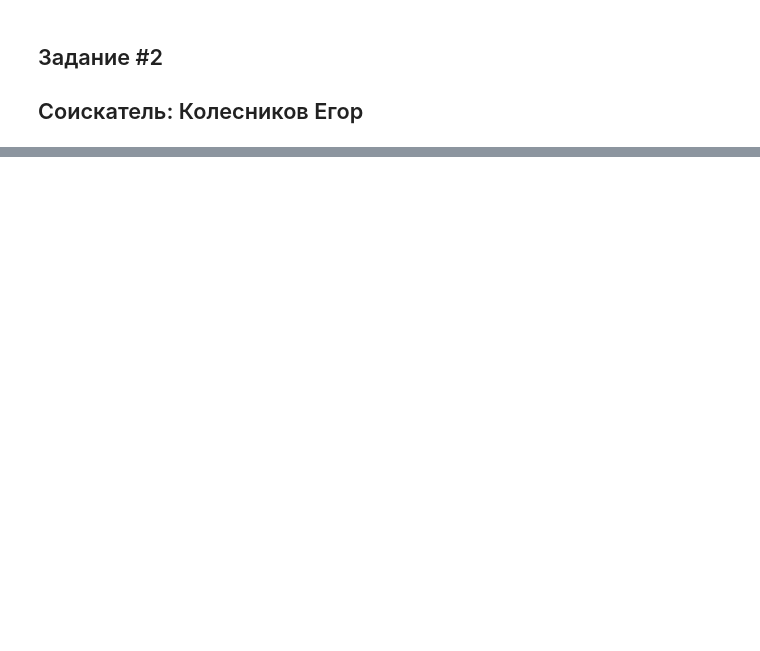
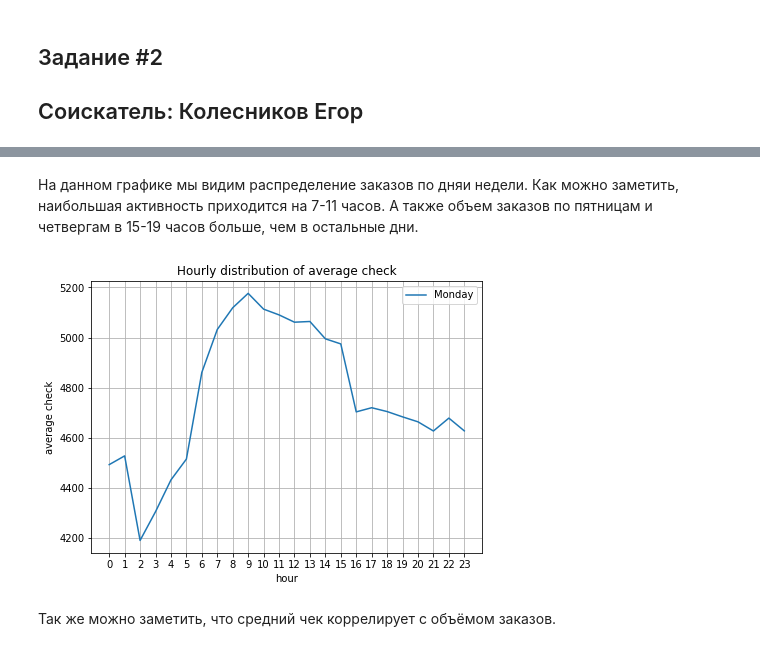
Before and after one commit to Kollego/sbermarket_task, a Jupyter notebook: research_sbermarket.ipynb, the cells around one changed output, grey strips where cells are left out. Cells and saved outputs as stored; diff of their text form; code cells hidden in the pictures; blank space fills up the shorter version.

```diff
--- a/research_sbermarket.ipynb
+++ b/research_sbermarket.ipynb
@@ -42,0 +69,12 @@ list(range(1,10))
+# %% [markdown]
+На данном графике мы видим распределение заказов по дняи недели. Как можно заметить, наибольшая активность приходится на 7-11 часов. А также объем заказов по пятницам и четвергам в 15-19 часов больше, чем в остальные дни.
+# %%
+ax = df_day.groupby('time')['item_total'].mean()\
+    .plot(figsize = (7,5), xticks = list(range(24)), grid=True)
+ax.set_title('Hourly distribution of average check')
+ax.set(xlabel='hour', ylabel='average check')
+ax.legend(labels=days);
+# %% [output]
+[figure, added]
+# %% [markdown]
+Так же можно заметить, что средний чек коррелирует с объёмом заказов.
```
Also changed, not shown: parts of 13 cells of this notebook.
